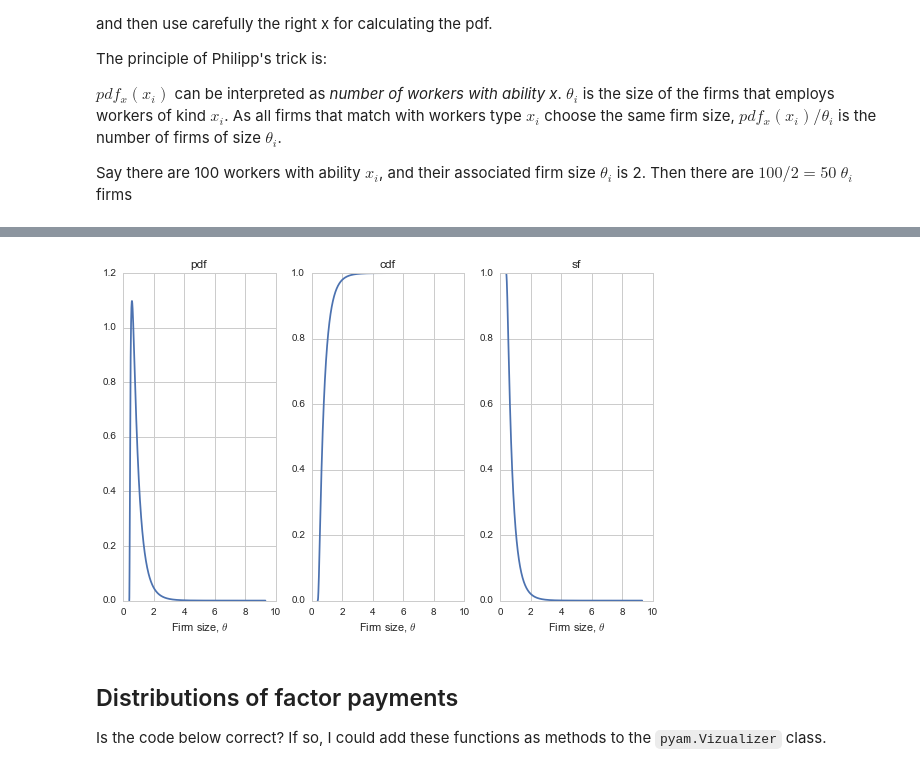
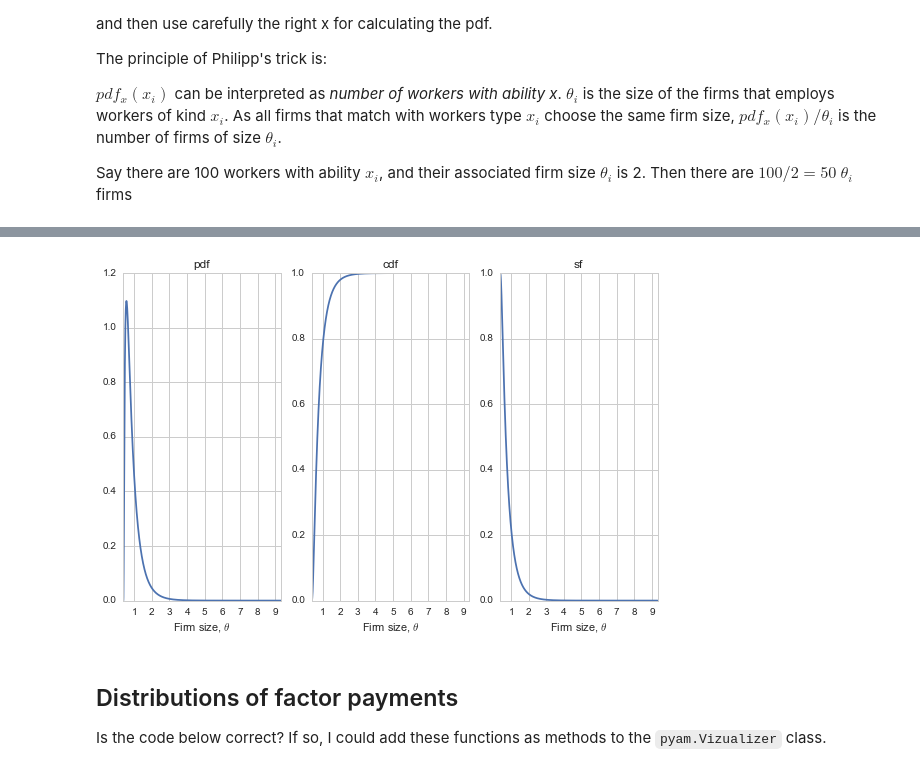
Before and after one commit to davidrpugh/assortative-matching, a Jupyter notebook: examples/positive-assortative-matching.ipynb, the cells around one changed output, grey strips where cells are left out. Saved outputs shown, nothing was run; the diff lists cells and outputs as text; code cells hidden in the pictures.

Commit message:
Added methods for comuting the equilibrium pdf, cdf, and sf for theta.

```diff
--- a/examples/positive-assortative-matching.ipynb
+++ b/examples/positive-assortative-matching.ipynb
@@ -218,11 +218,3 @@ The principle of Philipp's trick is:
 $pdf_x(x_i)$ can be interpreted as *number of workers with ability x*. $\theta_i$ is the size of the firms that employs workers of kind $x_i$. As all firms that match with workers type $x_i$ choose the same firm size, $pdf_x(x_i)/\theta_i$ is the number of firms of size $\theta_i$.
 
 Say there are 100 workers with ability $x_i$, and their associated firm size $\theta_i$ is 2. Then there are $100/2 = 50$ $ \theta_i$ firms
-# %%
-# philipp's trick in 3 lines...
-sorted_data = viz.solution.sort('theta', ascending=True, inplace=False)
-sorted_data['theta_pdf'] = workers.evaluate_pdf(sorted_data.index.values) / sorted_data.theta
-sorted_data['theta_cdf'] = sorted_data['theta_pdf'].cumsum() / sorted_data['theta_pdf'].sum()
-
-#...survival function is also useful
-sorted_data['theta_sf'] = 1 - sorted_data['theta_cdf']
@@ -259,21 +221,21 @@ def empirical_sf(series):
 # %%
 fig, axes = plt.subplots(1, 3)
-axes[0].plot(sorted_data.theta, sorted_data.theta_pdf)
+viz.theta_pdf.plot(ax=axes[0])
 axes[0].set_xlabel(r'Firm size, $\theta$')
 axes[0].set_title(r'pdf')
 
-axes[1].plot(sorted_data.theta, sorted_data.theta_cdf)
+viz.theta_cdf.plot(ax=axes[1])
 axes[1].set_title(r'cdf')
 axes[1].set_xlabel(r'Firm size, $\theta$')
 
-axes[2].plot(sorted_data.theta, sorted_data.theta_sf)
+viz.theta_sf.plot(ax=axes[2])
 axes[2].set_title(r'sf')
 axes[2].set_xlabel(r'Firm size, $\theta$')
 
 plt.tight_layout()
 plt.show()
 # %% [output]
-[figure, old version]
+[figure, new version]
 # %% [markdown]
 ## Distributions of factor payments
 
```
Also changed, not shown: parts of 2 cells of this notebook, 1 other file.
